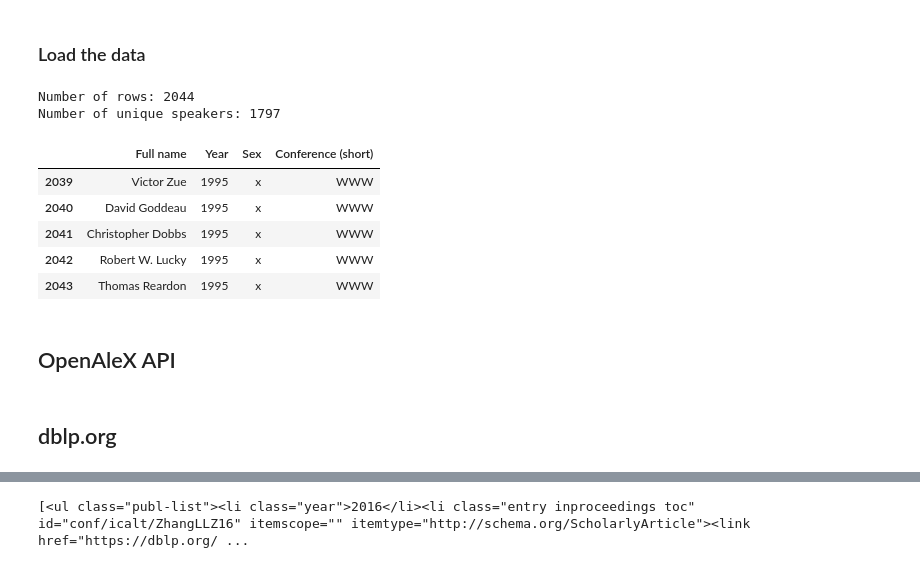
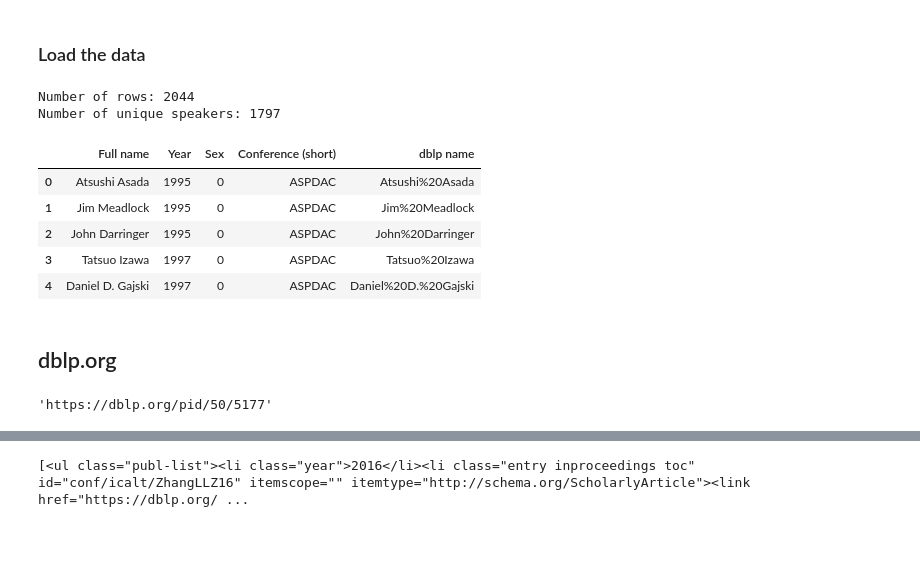
Before and after one commit to mariespedersen/Thesis_github, a Jupyter notebook: Get_Paper_info.ipynb, the cells around one changed output, grey strips where cells are left out. Saved outputs shown, nothing was run; the diff lists cells and outputs as text; code cells hidden in the pictures; blank space fills up the shorter version.

```diff
--- a/Get_Paper_info.ipynb
+++ b/Get_Paper_info.ipynb
@@ -8,34 +8,45 @@ These notebook will get the paper info for each speakers in the conference. The
 # %%
 # Append all files in Data folder as a datafrom, and add a column for the file name without the extension and folder name
 def append_data(folder):
     all_files = glob.glob(folder + "/*.csv")
     df = pd.DataFrame()
     for file in all_files:
         df_temp = pd.read_csv(file, index_col=None)
         df_temp['File name'] = os.path.splitext(os.path.basename(file))[0]
         df = df.append(df_temp, ignore_index=True)
     df['Conference (short)'] = df['File name'].str.split('_').str[0]
     df = df.drop(["Field","File name"], axis=1)
     try:
         df = df.drop(["Key Note Speaker"], axis=1)
     except:
         pass
     return df
 
 df = append_data('Key Note Speakers')
 print("Number of rows:", len(df))
 print("Number of unique speakers:", df['Full name'].nunique())
-df.tail()
+
+df['dblp name'] = df['Full name'].str.replace(' ', '%20')
+df.head()
 # %% [output]
 Number of rows: 2044
 Number of unique speakers: 1797
-|  | Full name | Year | Sex | Conference (short) |
-| 2039 | Victor Zue | 1995 | x | WWW |
-| 2040 | David Goddeau | 1995 | x | WWW |
-| 2041 | Christopher Dobbs | 1995 | x | WWW |
-| 2042 | Robert W. Lucky | 1995 | x | WWW |
-| 2043 | Thomas Reardon | 1995 | x | WWW |
+|  | Full name | Year | Sex | Conference (short) | dblp name |
+| 0 | Atsushi Asada | 1995 | 0 | ASPDAC | Atsushi%20Asada |
+| 1 | Jim Meadlock | 1995 | 0 | ASPDAC | Jim%20Meadlock |
+| 2 | John Darringer | 1995 | 0 | ASPDAC | John%20Darringer |
+| 3 | Tatsuo Izawa | 1997 | 0 | ASPDAC | Tatsuo%20Izawa |
+| 4 | Daniel D. Gajski | 1997 | 0 | ASPDAC | Daniel%20D.%20Gajski |
-# %% [markdown]
-## OpenAleX API
 # %% [markdown]
 ## dblp.org
+# %%
+ dblp_URL = "https://dblp.org/search?q=" + "John%20Darringer"
+page = requests.get(dblp_URL)
+soup = BeautifulSoup(page.content, "html.parser")
+control_check = soup.find(id="completesearch-authors").find_all("ul",class_ = "result-list")
+if len(control_check) > 0:
+    first_author = soup.find(id="completesearch-authors").find_all("ul",class_ = "result-list")[0].find_all("a",href=True)[0]['href']
+
+first_author
+# %% [output]
+'https://dblp.org/pid/50/5177'
```
Also changed, not shown: parts of 5 cells of this notebook.
